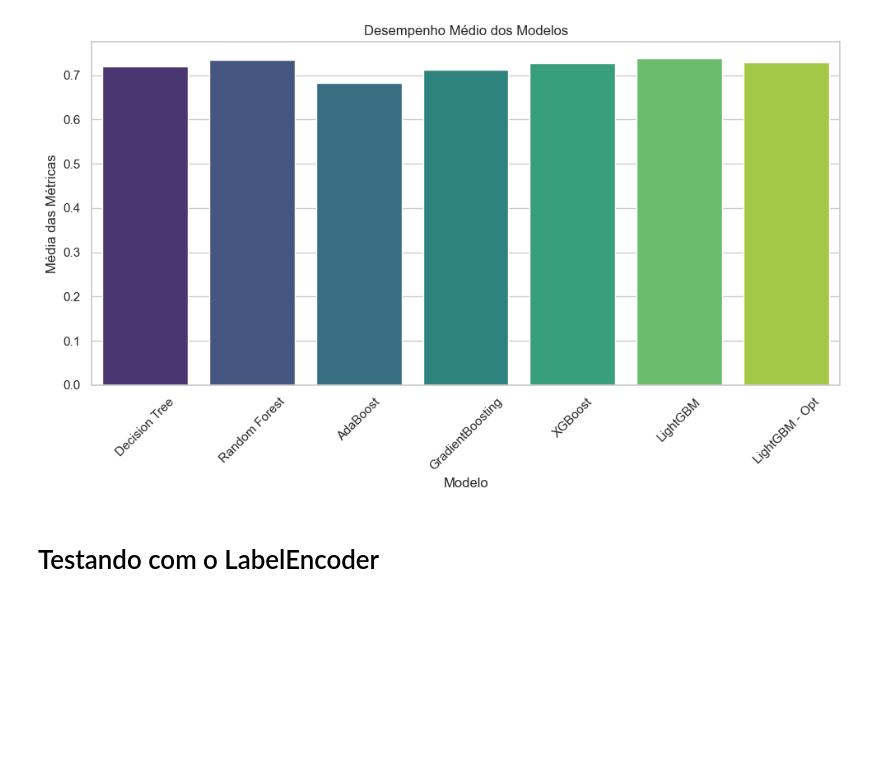
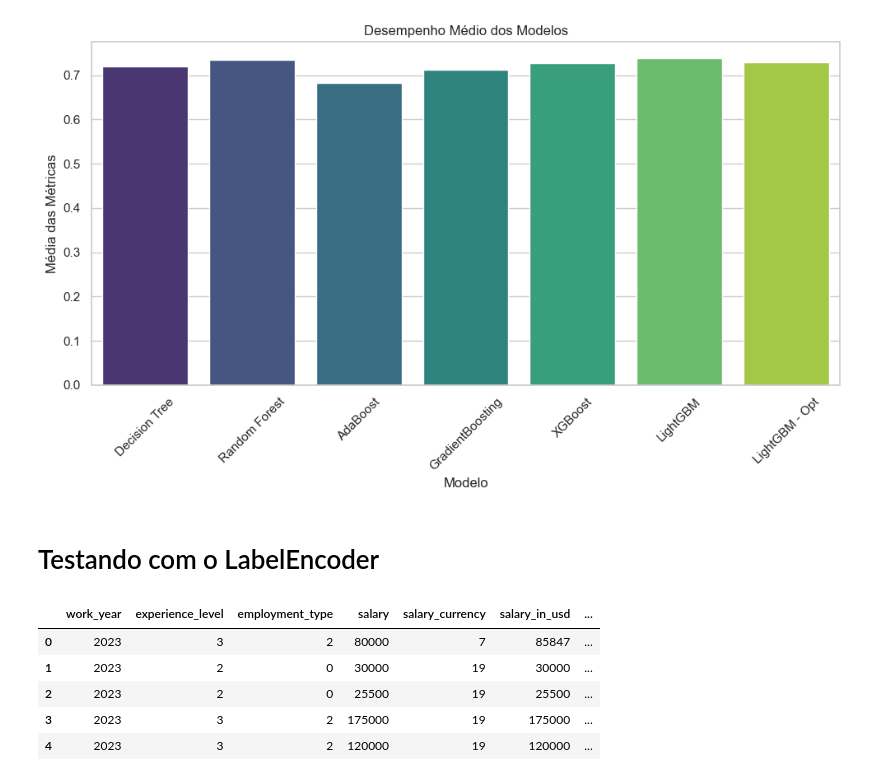
Before and after one commit to jaisson-italo/ds_salary_machine_learning_I, a Jupyter notebook: projeto_ml.ipynb, the cells around one changed output. Saved outputs shown, nothing was run; the diff lists cells and outputs as text; code cells hidden in the pictures; blank space fills up the shorter version.

Commit message:
Transformando os dados com LabelEncoder

```diff
--- a/projeto_ml.ipynb
+++ b/projeto_ml.ipynb
@@ -809,3 +809,17 @@ X_with = pd.get_dummies(X, prefix_sep = '_', columns=['experience_level',
                                                               'salary_currency',
                                                               'company_location',
                                                               'company_size'])
+# %%
+# Transformando os dados com LabelEncoder
+from sklearn.preprocessing import LabelEncoder
+le=LabelEncoder()
+cols = ['experience_level', 'employment_type','salary_currency','employee_residence','company_location','company_size']
+X[cols]=X[cols].apply(LabelEncoder().fit_transform)
+X.head()
+# %% [output]
+|  | work_year | experience_level | employment_type | salary | salary_currency | salary_in_usd | ... |
+| 0 | 2023 | 3 | 2 | 80000 | 7 | 85847 | ... |
+| 1 | 2023 | 2 | 0 | 30000 | 19 | 30000 | ... |
+| 2 | 2023 | 2 | 0 | 25500 | 19 | 25500 | ... |
+| 3 | 2023 | 3 | 2 | 175000 | 19 | 175000 | ... |
+| 4 | 2023 | 3 | 2 | 120000 | 19 | 120000 | ... |
```
